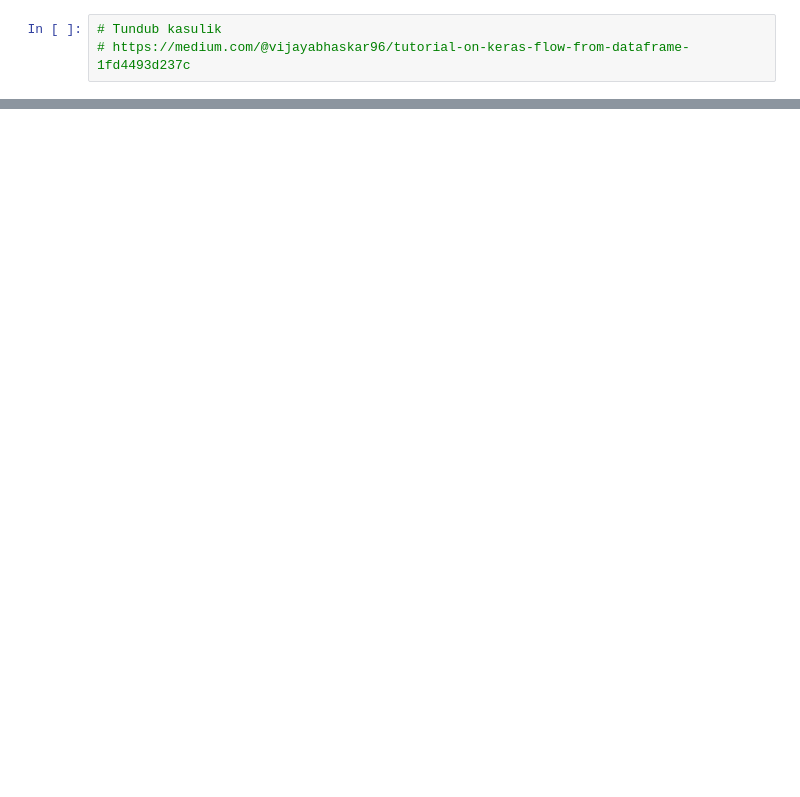
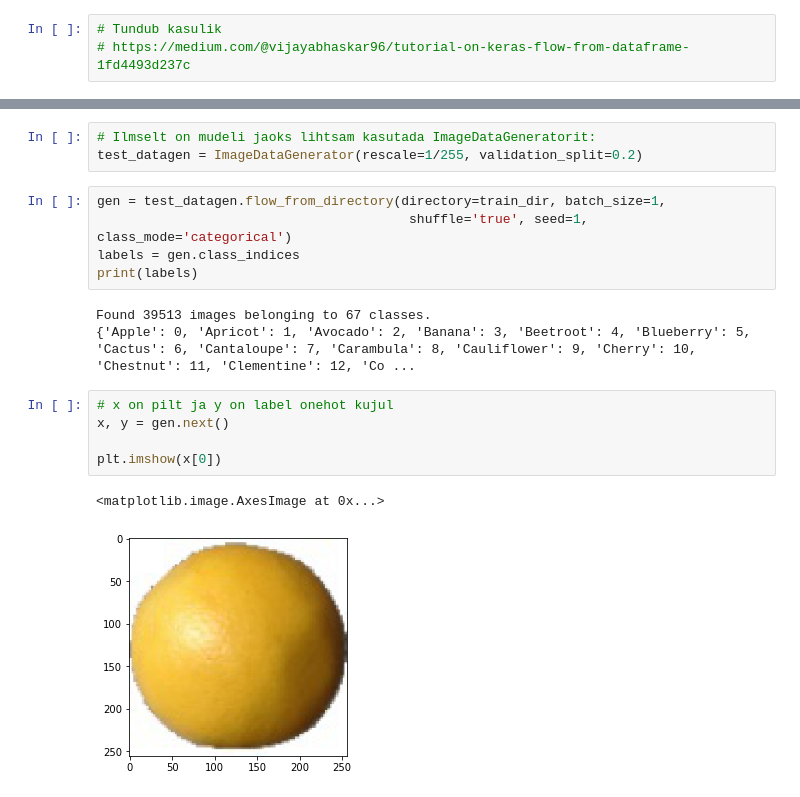
Before and after one commit to RaulEK/ml-fruits360, a Jupyter notebook: notebooks/data_exploration.ipynb, the cells around one changed output, grey strips where cells are left out. Saved outputs shown, nothing was run; the diff lists cells and outputs as text; blank space fills up the shorter version.

```diff
--- a/notebooks/data_exploration.ipynb
+++ b/notebooks/data_exploration.ipynb
@@ -58,0 +63,19 @@ AttributeError: 'DirectoryIterator' object has no attribute 'flow'
+# %%
+# Ilmselt on mudeli jaoks lihtsam kasutada ImageDataGeneratorit:
+test_datagen = ImageDataGenerator(rescale=1/255, validation_split=0.2)
+# %%
+gen = test_datagen.flow_from_directory(directory=train_dir, batch_size=1,
+                                        shuffle='true', seed=1, class_mode='categorical')
+labels = gen.class_indices
+print(labels)
+# %% [output]
+Found 39513 images belonging to 67 classes.
+{'Apple': 0, 'Apricot': 1, 'Avocado': 2, 'Banana': 3, 'Beetroot': 4, 'Blueberry': 5, 'Cactus': 6, 'Cantaloupe': 7, 'Carambula': 8, 'Cauliflower': 9, 'Cherry': 10, 'Chestnut': 11, 'Clementine': 12, 'Co ...
+# %%
+# x on pilt ja y on label onehot kujul
+x, y = gen.next()
+
+plt.imshow(x[0])
+# %% [output]
+<matplotlib.image.AxesImage at 0x...>
+[figure, added]
```
Also changed, not shown: parts of 7 cells of this notebook, 1 other file.
